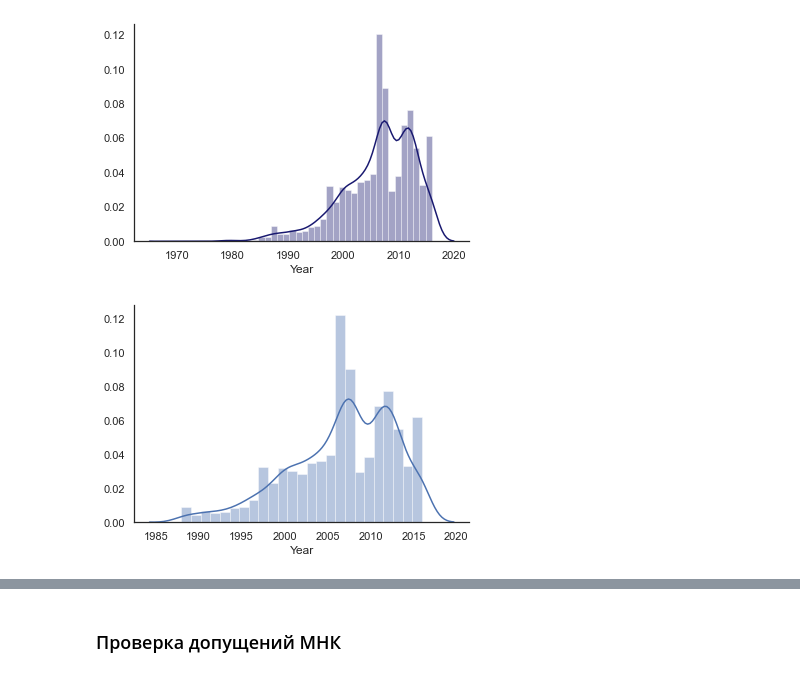
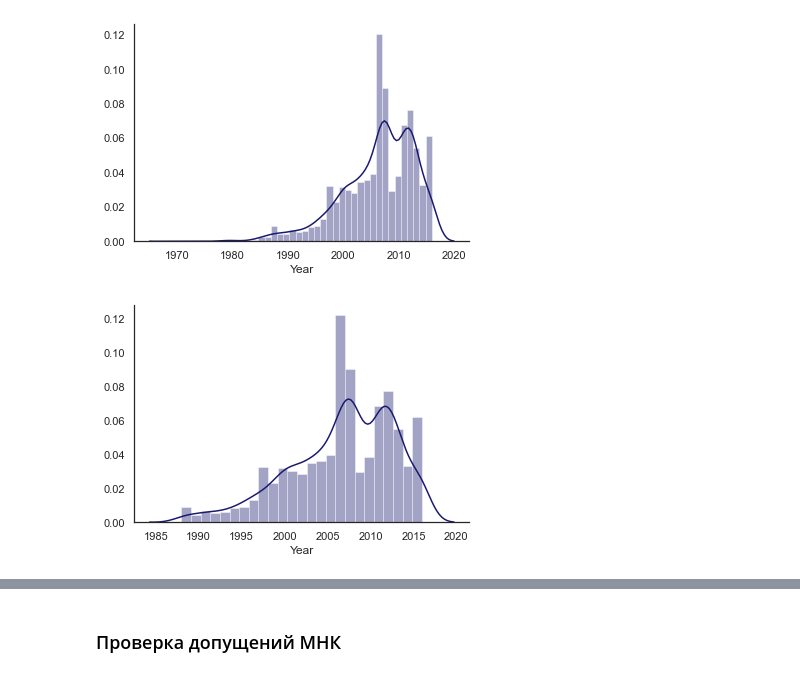
Before and after one commit to arl9kin/Python_data, a Jupyter notebook: ML/linear/Practice.ipynb, the cells around one changed output, grey strips where cells are left out. Cells and saved outputs as stored; diff of their text form; code cells hidden in the pictures.

```diff
--- a/ML/linear/Practice.ipynb
+++ b/ML/linear/Practice.ipynb
@@ -168,13 +168,13 @@ sns.despine()
 # %% [output]
 [figure]
 # %%
+sns.set_style ('white')
 q = data_3['Year'].quantile(0.01)
 data_4 = data_3[data_3['Year']>q]
-sns.set_style ('white')
-sns.distplot(data_4['Year'])
+sns.distplot(data_4['Year'], color = 'midnightblue')
 sns.despine()
 # %% [output]
-[figure, old version]
+[figure, new version]
 # %%
 data_cleaned = data_4.reset_index(drop = True)
 # %%
```
Also changed, not shown: parts of 2 cells of this notebook.
